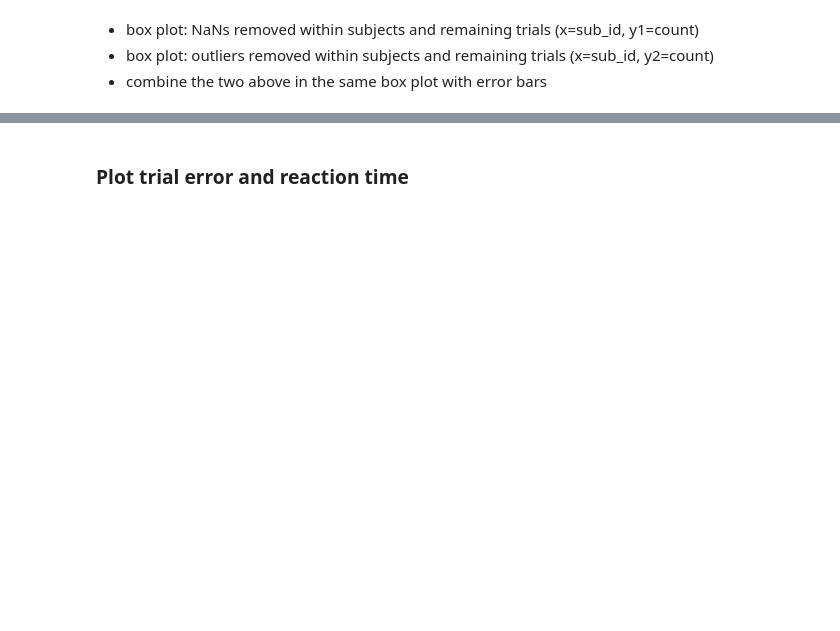
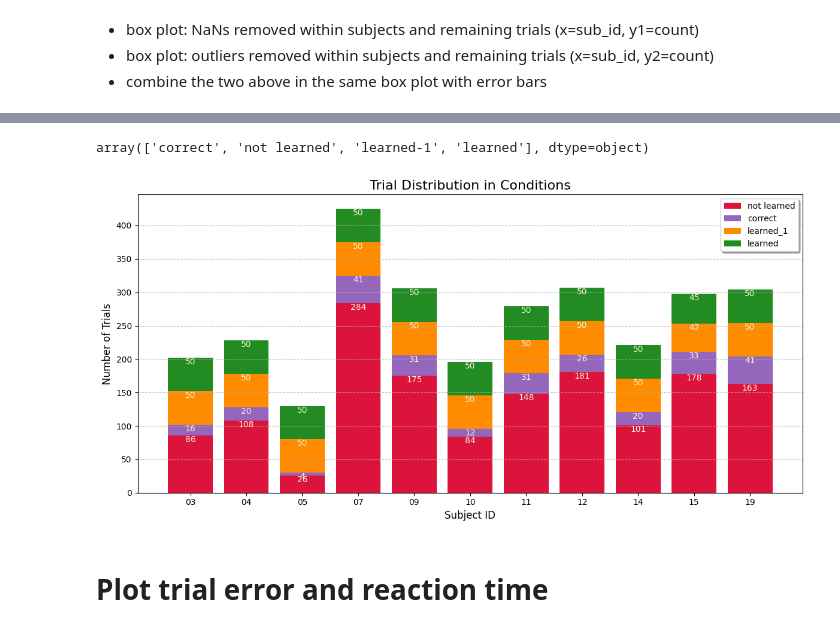
Before and after one commit to faering/master-project, a Jupyter notebook: exploratory_analysis.ipynb, the cells around one changed output, grey strips where cells are left out. Saved outputs shown, nothing was run; the diff lists cells and outputs as text; code cells hidden in the pictures; blank space fills up the shorter version.

```diff
--- a/exploratory_analysis.ipynb
+++ b/exploratory_analysis.ipynb
@@ -515,2 +659,52 @@ Falling back to using screens root_visual.
+# %%
+data.df_exp['Condition'].unique()
+# %% [output]
+array(['correct', 'not learned', 'learned-1', 'learned'], dtype=object)
+# %%
+import matplotlib.pyplot as plt
+import seaborn as sns
+
+conditions      = ['not learned', 'correct', 'learned-1', 'learned']
+colors          = ['crimson', 'tab:purple', 'darkorange', 'forestgreen']
+
+# dict_n_trials_in_category = {}
+# for cat in trial_categories:
+#     dict_n_trials_in_category[cat] = data.df_exp[data.df_exp['Trial Category'] == cat].shape[0]
+
+not_learned     = [dict_subject_labels[sub_id]['not learned'] for sub_id in subject_ids]
+correct         = [dict_subject_labels[sub_id]['correct'] for sub_id in subject_ids]
+learned_1       = [dict_subject_labels[sub_id]['learned-1'] for sub_id in subject_ids]
+learned         = [dict_subject_labels[sub_id]['learned'] for sub_id in subject_ids]
+
+fig, ax = plt.subplots(figsize=(12, 6))
+
+ax.bar(subject_ids, not_learned, label='not learned', color=colors[0], edgecolor='none')
+ax.bar(subject_ids, correct, label='correct', color=colors[1], edgecolor='none', bottom=not_learned)
+ax.bar(subject_ids, learned_1, label='learned_1', color=colors[2], edgecolor='none', bottom=[not_learned[i] + correct[i] for i in range(len(not_learned))])
+ax.bar(subject_ids, learned, label='learned', color=colors[3], edgecolor='none', bottom=[not_learned[i] + correct[i] + learned_1[i] for i in range(len(not_learned))])
+ax.grid(axis='y', linestyle='--', alpha=0.8)
+ax.legend(loc='upper right', shadow=True)
+
+# sns.set_theme(style="whitegrid")
+# ax = sns.countplot(df, x="Subject ID", hue='Trial Category', palette=colors)
+# ax.set_xticks([int(x) for x in subject_ids], subject_ids)
+
+# for container in ax.containers:
+#     ax.bar_label(container, fontsize=9, label_type='edge', color='beige', padding=-11)
+
+for sub_id in subject_ids:
+    ax.text(x=sub_id, y=dict_subject_labels[sub_id]['not learned'], s=dict_subject_labels[sub_id]['not learned'], ha='center', va='top', fontsize=10, color='beige')
+    ax.text(x=sub_id, y=dict_subject_labels[sub_id]['not learned']+dict_subject_labels[sub_id]['correct'], s=dict_subject_labels[sub_id]['correct'], ha='center', va='top', fontsize=10, color='beige')
+    ax.text(x=sub_id, y=dict_subject_labels[sub_id]['not learned']+dict_subject_labels[sub_id]['correct']+dict_subject_labels[sub_id]['learned-1'], s=dict_subject_labels[sub_id]['learned-1'], ha='center', va='top', fontsize=10, color='beige')
+    ax.text(x=sub_id, y=dict_subject_labels[sub_id]['not learned']+dict_subject_labels[sub_id]['correct']+dict_subject_labels[sub_id]['learned-1']+dict_subject_labels[sub_id]['learned'], s=dict_subject_labels[sub_id]['learned'], ha='center', va='top', fontsize=10, color='beige')
+
+ax.set_title('Trial Distribution in Conditions', fontsize=16)
+ax.set_xlabel('Subject ID', fontsize=12)
+ax.set_ylabel('Number of Trials', fontsize=12)
+plt.tight_layout()
+plt.savefig('/mnt/c/Users/matti/OneDrive/Education/SDC/Master Thesis/master-project/results/preprocessing/categorise trials/automatic/trial_distribution_conditions.png', dpi=300)
+plt.show()
+# %% [output]
+[figure, added]
 # %% [markdown]
-### Plot trial error and reaction time
+# Plot trial error and reaction time
```
Also changed, not shown: parts of 14 cells of this notebook, 5 other files.
